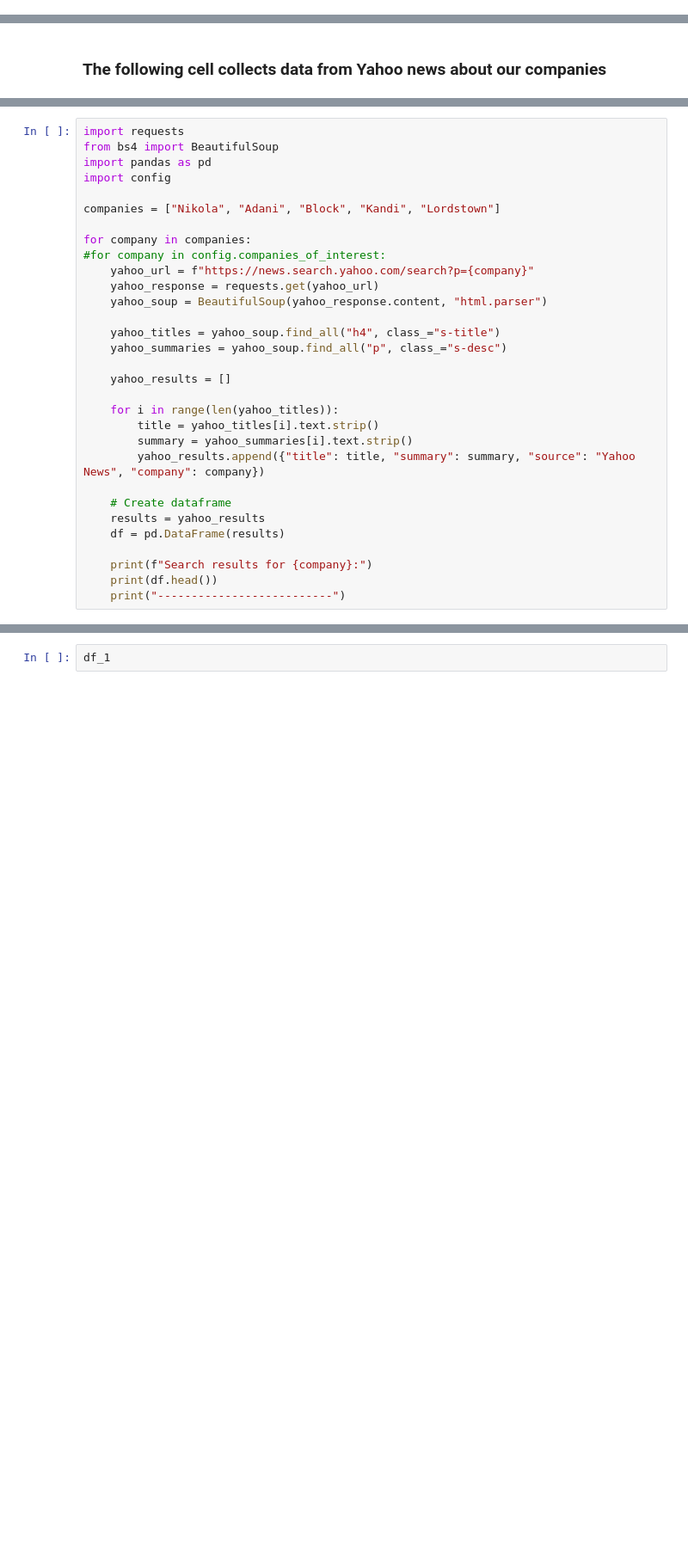
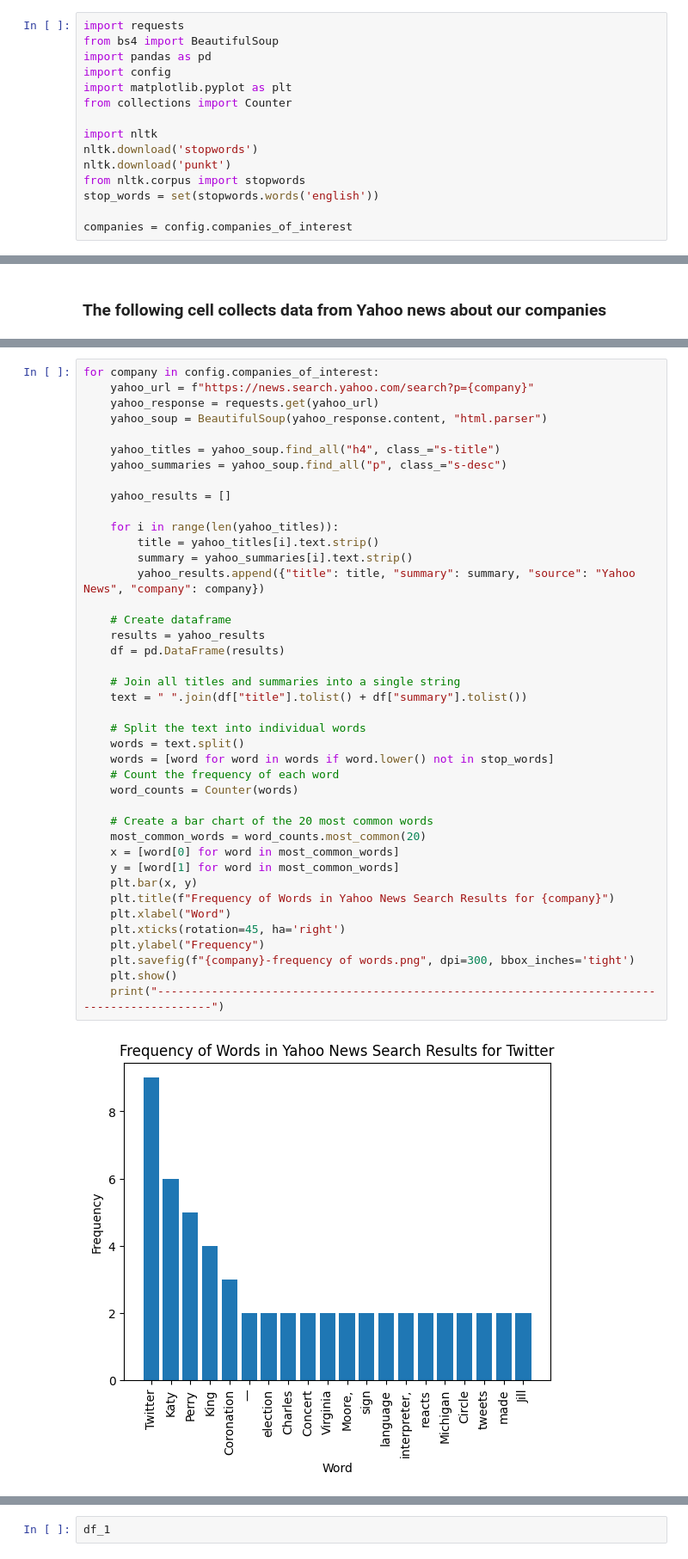
Before and after one commit to udaykumar1997/Deep-Learning-for-Sentiment-Analysis-of-Financial-News, a Jupyter notebook: 2-Scraping (Yahoo news).ipynb, the cells around one changed output, grey strips where cells are left out. Shown at 86% size. Saved outputs shown, nothing was run; the diff lists cells and outputs as text; blank space fills up the shorter version.

```diff
--- a/2-Scraping (Yahoo news).ipynb
+++ b/2-Scraping (Yahoo news).ipynb
@@ -45,0 +3,15 @@ df.head()
+# %%
+import requests
+from bs4 import BeautifulSoup
+import pandas as pd
+import config
+import matplotlib.pyplot as plt
+from collections import Counter
+
+import nltk
+nltk.download('stopwords')
+nltk.download('punkt')
+from nltk.corpus import stopwords
+stop_words = set(stopwords.words('english'))
+
+companies = config.companies_of_interest
@@ -95,32 +70,43 @@ Index: []
 # %%
-import requests
-from bs4 import BeautifulSoup
-import pandas as pd
-import config
-
-companies = ["Nikola", "Adani", "Block", "Kandi", "Lordstown"]
-
-for company in companies:
-#for company in config.companies_of_interest:
+for company in config.companies_of_interest:
     yahoo_url = f"https://news.search.yahoo.com/search?p={company}"
     yahoo_response = requests.get(yahoo_url)
     yahoo_soup = BeautifulSoup(yahoo_response.content, "html.parser")
 
     yahoo_titles = yahoo_soup.find_all("h4", class_="s-title")
     yahoo_summaries = yahoo_soup.find_all("p", class_="s-desc")
 
     yahoo_results = []
 
     for i in range(len(yahoo_titles)):
         title = yahoo_titles[i].text.strip()
         summary = yahoo_summaries[i].text.strip()
         yahoo_results.append({"title": title, "summary": summary, "source": "Yahoo News", "company": company})
 
     # Create dataframe
     results = yahoo_results
     df = pd.DataFrame(results)
 
-    print(f"Search results for {company}:")
-    print(df.head())
-    print("--------------------------")
+    # Join all titles and summaries into a single string
+    text = " ".join(df["title"].tolist() + df["summary"].tolist())
+
+    # Split the text into individual words
+    words = text.split()
+    words = [word for word in words if word.lower() not in stop_words]
+    # Count the frequency of each word
+    word_counts = Counter(words)
+
+    # Create a bar chart of the 20 most common words
+    most_common_words = word_counts.most_common(20)
+    x = [word[0] for word in most_common_words]
+    y = [word[1] for word in most_common_words]
+    plt.bar(x, y)
+    plt.title(f"Frequency of Words in Yahoo News Search Results for {company}")
+    plt.xlabel("Word")
+    plt.xticks(rotation=45, ha='right')
+    plt.ylabel("Frequency")
+    plt.savefig(f"{company}-frequency of words.png", dpi=300, bbox_inches='tight')
+    plt.show()
+    print("---------------------------------------------------------------------------------------------")
 # %% [output]
+[figure, added]
```
Also changed, not shown: parts of 11 cells of this notebook, 8 other files.
